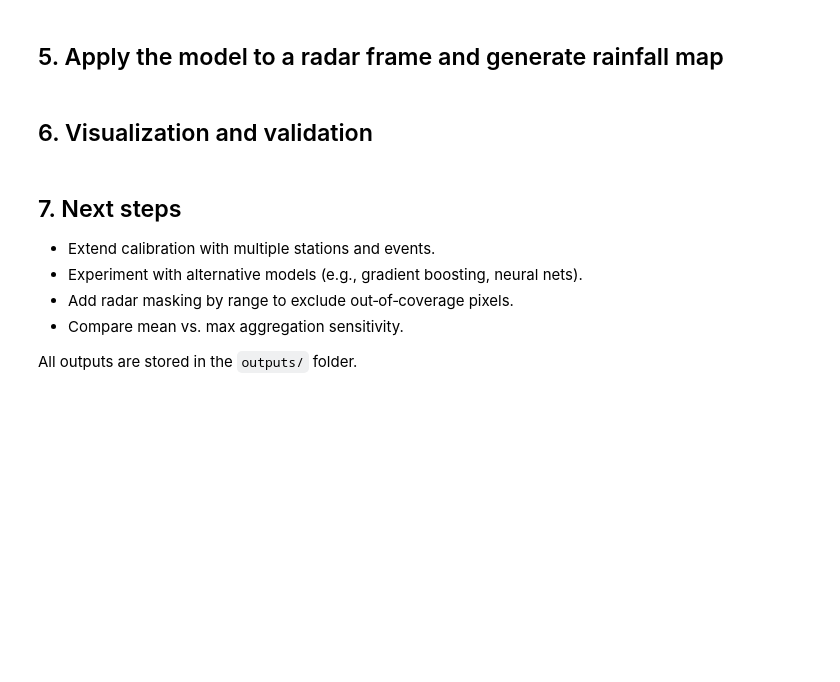
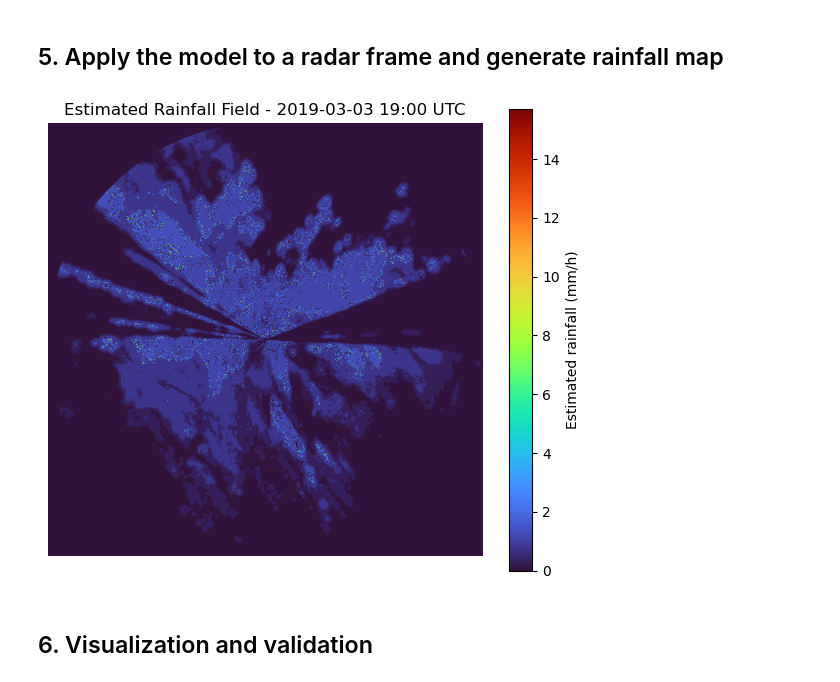
Before and after one commit to AILAB-CEFET-RJ/atmoseer, a Jupyter notebook: notebooks/sumare_radar/RGB_Rainfall_Calibration.ipynb, the cells around one changed output. Saved outputs shown, nothing was run; the diff lists cells and outputs as text; code cells hidden in the pictures; blank space fills up the shorter version.

```diff
--- a/notebooks/sumare_radar/RGB_Rainfall_Calibration.ipynb
+++ b/notebooks/sumare_radar/RGB_Rainfall_Calibration.ipynb
@@ -142,25 +482,45 @@ joblib.dump(model, os.path.join(outputs_dir, 'rgb2rain_model.joblib'))
 # %% [markdown]
 ## 5. Apply the model to a radar frame and generate rainfall map
 # %%
-from datetime import datetime
+from datetime import datetime, timedelta
+import joblib
 
-# Example: choose a timestamp (UTC)
-timestamp = datetime(2023, 11, 1, 23, 0)
-img = load_hourly_radar(radar_dir, timestamp, method='max')
+model = joblib.load('outputs/rgb2rain_model_A652_with_zeros.joblib')
+
+timestamp = datetime(2019, 3, 3, 19, 0)
+
+radar_dir = '../../data/radar_sumare'
+outputs_dir = 'outputs'
+os.makedirs(outputs_dir, exist_ok=True)
+
+img = load_radar_composite(
+    radar_dir,
+    timestamp - timedelta(hours=3),
+    window_minutes=60,
+    frame_interval=2,
+    method='max'
+)
+
 if img is not None:
     rgb_flat = img.reshape(-1, 3)
-    rain_flat = model.predict(rgb_flat)
+
+    rain_flat = np.expm1(model.predict(rgb_flat))
+
     rain_map = rain_flat.reshape(img.shape[:2])
+
     np.save(os.path.join(outputs_dir, 'rain_estimated.npy'), rain_map)
-    plt.figure(figsize=(7,6))
-    plt.imshow(rain_map, cmap='turbo')
+    plt.figure(figsize=(7, 6))
+    plt.imshow(rain_map, cmap='turbo', vmin=0, vmax=rain_map.max())
     plt.colorbar(label='Estimated rainfall (mm/h)')
-    plt.title('Estimated rainfall field')
+    plt.title('Estimated Rainfall Field - ' + timestamp.strftime('%Y-%m-%d %H:%M UTC'))
     plt.axis('off')
     plt.savefig(os.path.join(outputs_dir, 'rain_estimated_map.png'), dpi=150)
     plt.show()
+
 else:
-    print('No radar data found for selected timestamp.')
+    print('No radar data found for the selected timestamp.')
+# %% [output]
+[figure, added]
 # %% [markdown]
 ## 6. Visualization and validation
 # %%
@@ -181,11 +545,3 @@ def plot_validation(rgb_image, rain_map, stations_df, lat_grid, lon_grid):
     plt.tight_layout()
     plt.savefig(os.path.join(outputs_dir, 'validation_plot.png'), dpi=150)
     plt.show()
-# %% [markdown]
-## 7. Next steps
-- Extend calibration with multiple stations and events.
-- Experiment with alternative models (e.g., gradient boosting, neural nets).
-- Add radar masking by range to exclude out‑of‑coverage pixels.
-- Compare mean vs. max aggregation sensitivity.
-
-All outputs are stored in the `outputs/` folder.
```
Also changed, not shown: parts of 30 cells of this notebook.
